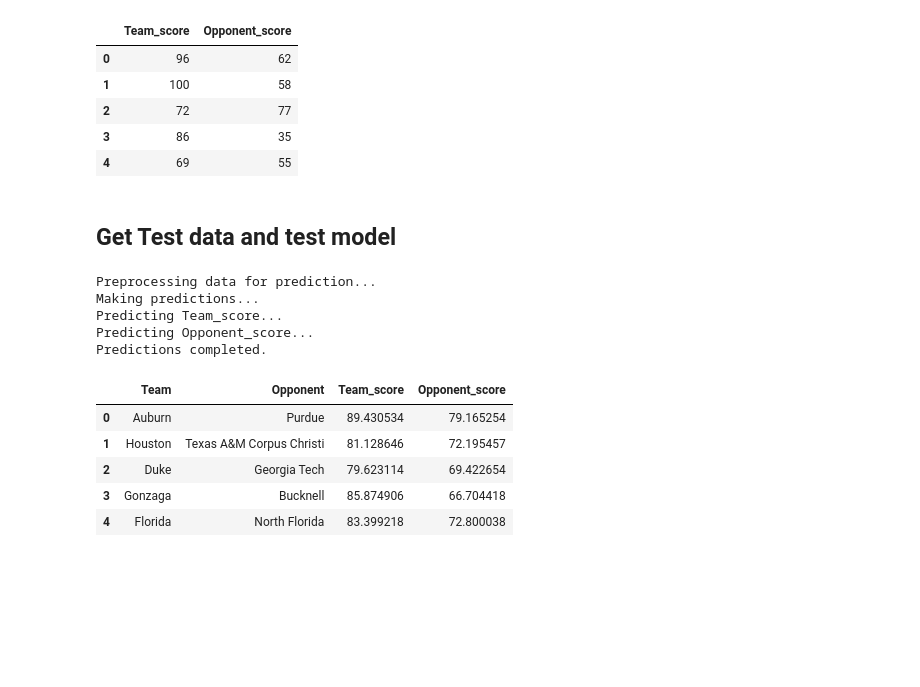
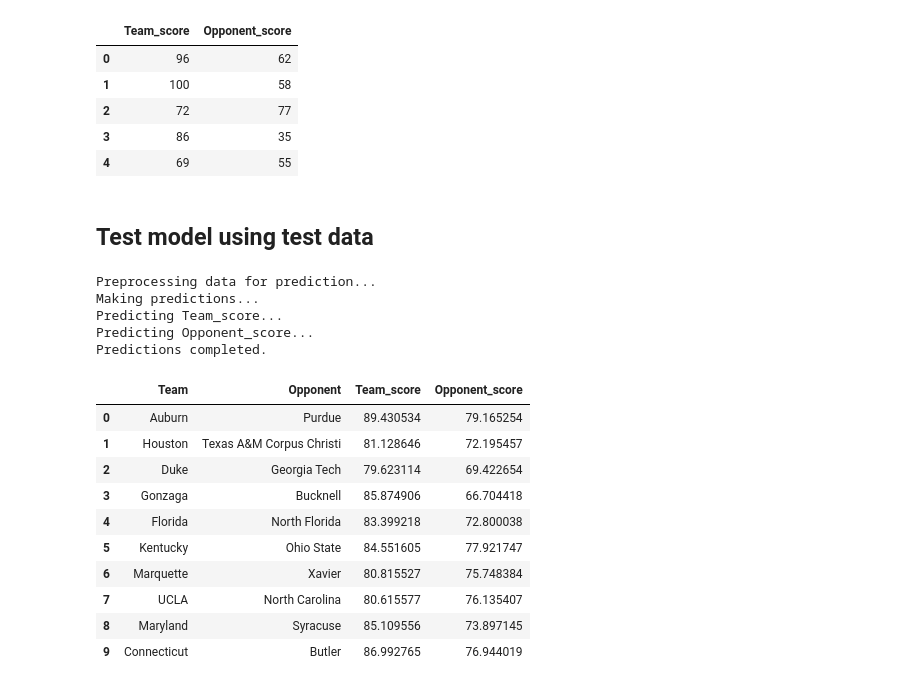
Before and after one commit to visheshgupta19/Stats_competition-, a Jupyter notebook: BayesianLR.ipynb, the cells around one changed output. Cells and saved outputs as stored; diff of their text form; code cells hidden in the pictures; blank space fills up the shorter version.

Commit message:
added models

```diff
--- a/BayesianLR.ipynb
+++ b/BayesianLR.ipynb
@@ -116,26 +102,14 @@ display(y.head())
 # %% [markdown]
 ## Train Model
 # %%
-
+## Train Bayesian Ridge regression models for multiple target variables
 def trainModel(X, y):
-    """
-    Train Bayesian Ridge regression models for multiple target variables.
-
-    Parameters:
-    X (DataFrame): Feature set.
-    y (DataFrame): Target set (multi-target).
-
-    Returns:
-    dict: A dictionary containing trained models for each target variable.
-    """
     models = {}
     for target in y.columns:
         print(f"Training model for {target}...")
 
         # Initialize the model
         model = BayesianRidge()
-
-
 
         # Train the model
         model.fit(X, y[target])
@@ -145,8 +119,8 @@ def trainModel(X, y):
 
     return models
 
-models = trainModel(X, y)
-print(models)
+model1 = trainModel(X, y)
+print(model1)
 # %% [output]
 Training model for Team_score...
 Model for Team_score trained successfully.
@@ -172,19 +146,9 @@ display(y.head())
 | 3 | 86 | 35 |
 | 4 | 69 | 55 |
 # %% [markdown]
-## Get Test data and test model
+## Test model using test data
 # %%
 def predictModel(models, data):
-    """
-    Preprocess data and test trained models on it.
-
-    Parameters:
-    models (dict): A dictionary of trained models for each target variable.
-    data (DataFrame): The raw DataFrame containing the data for prediction.
-
-    Returns:
-    DataFrame: A DataFrame containing predictions for each target variable.
-    """
     # Preprocess the data
     print("Preprocessing data for prediction...")
     data['Location'] = np.where(data['Location'] == 'Neutral', 0,
@@ -202,32 +166,37 @@ def predictModel(models, data):
     X = data[columns_to_convert]
 
     # Make predictions using the models
     print("Making predictions...")
     predictions = pd.DataFrame()
     for target, model in models.items():
         print(f"Predicting {target}...")
         predictions[target] = model.predict(X)
 
     print("Predictions completed.\n")
 
     teams = data[['Team', 'Opponent']]
     finalPredictions = pd.concat([teams, predictions], axis=1)
 
     return finalPredictions
 
 # Example usage:
 predict_data = pd.read_csv('../Stats_competition-/basketball_games_data.csv')
-predictions = predictModel(models, predict_data)
-display(predictions.head())
+predictions = predictModel(model1, predict_data)
+display(predictions)
 # %% [output]
 Preprocessing data for prediction...
 Making predictions...
 Predicting Team_score...
 Predicting Opponent_score...
 Predictions completed.
 |  | Team | Opponent | Team_score | Opponent_score |
 | 0 | Auburn | Purdue | 89.430534 | 79.165254 |
 | 1 | Houston | Texas A&M Corpus Christi | 81.128646 | 72.195457 |
 | 2 | Duke | Georgia Tech | 79.623114 | 69.422654 |
 | 3 | Gonzaga | Bucknell | 85.874906 | 66.704418 |
 | 4 | Florida | North Florida | 83.399218 | 72.800038 |
+| 5 | Kentucky | Ohio State | 84.551605 | 77.921747 |
+| 6 | Marquette | Xavier | 80.815527 | 75.748384 |
+| 7 | UCLA | North Carolina | 80.615577 | 76.135407 |
+| 8 | Maryland | Syracuse | 85.109556 | 73.897145 |
+| 9 | Connecticut | Butler | 86.992765 | 76.944019 |
```
Also changed, not shown: parts of 8 cells of this notebook, 19 other files.
